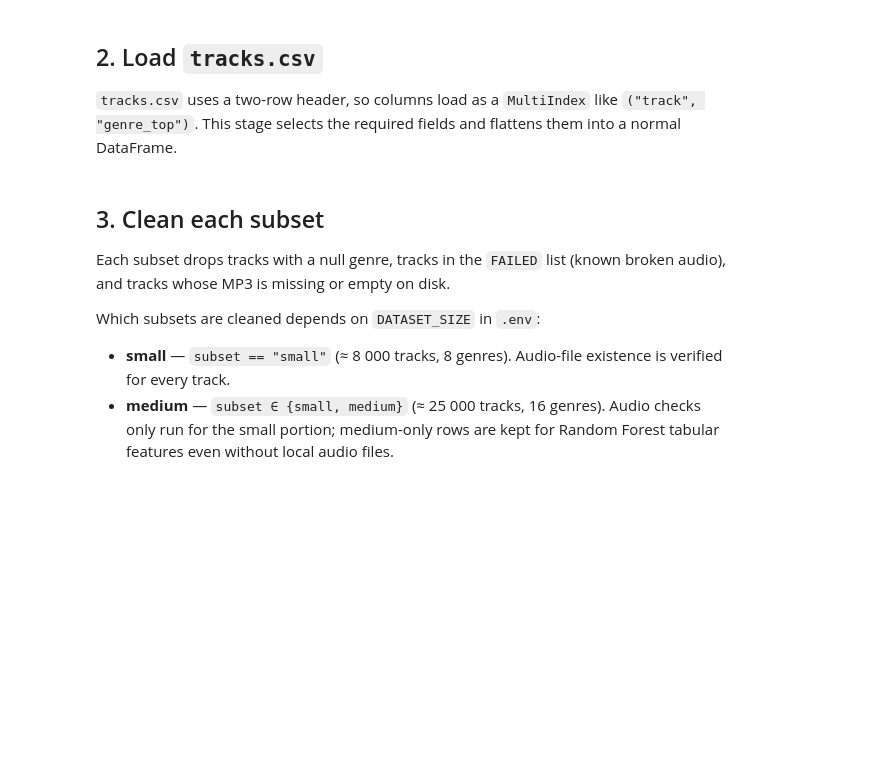
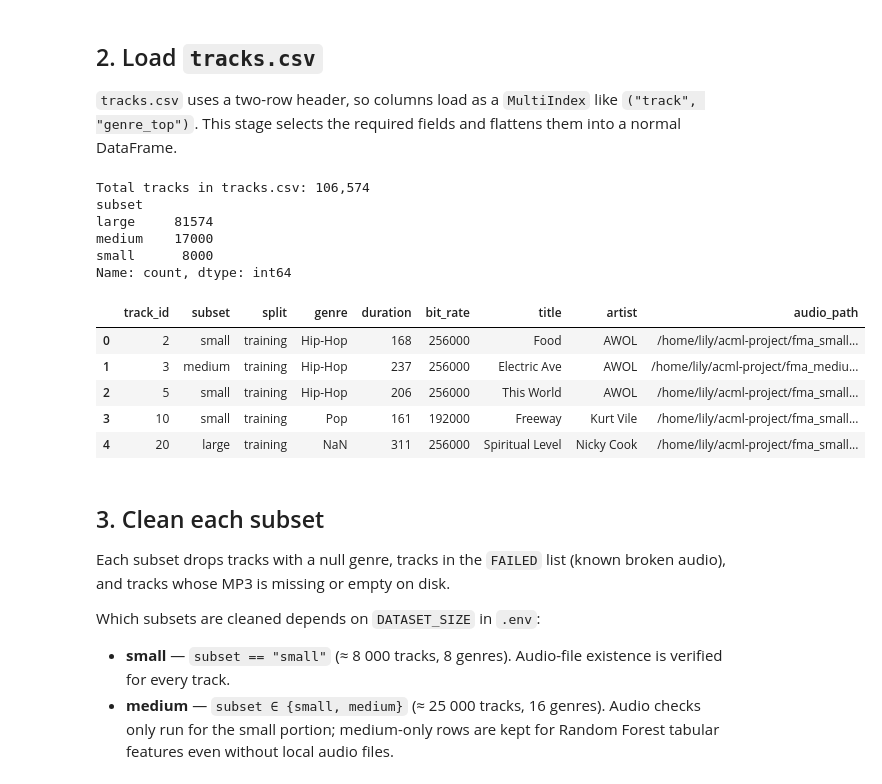
Before and after one commit to froggomelo/acml-project, a Jupyter notebook: code/data_preprocessing.ipynb, the cells around one changed output. Drawn from its saved outputs; the diff is of its cells as text; code cells hidden in the pictures; blank space fills up the shorter version.

```diff
--- a/code/data_preprocessing.ipynb
+++ b/code/data_preprocessing.ipynb
@@ -140,39 +188,52 @@ def track_id_to_audio_path(track_id: int, subset: str = "small") -> Path:
     """Return the expected MP3 path for a track.
 
     Tracks with subset=='small' live in fma_small/.
-    Tracks with subset=='medium' live in fma_medium/ when it is available,
-    otherwise fma_small/ is used as a fallback (the file will be missing and
-    the audio-existence check will drop the track during cleaning).
+    Tracks with subset=='medium' live in fma_medium/. If fma_medium/ is absent,
+    keep the expected fma_medium/ path so medium spectrogram preprocessing can
+    be skipped instead of falling back to fma_small/.
     """
     filename = f"{int(track_id):06d}.mp3"
     rel = Path(filename[:3]) / filename
-    if subset == "medium" and MEDIUM_AUDIO_DIR is not None:
-        return MEDIUM_AUDIO_DIR / rel
+    if subset == "medium":
+        return (MEDIUM_AUDIO_DIR if MEDIUM_AUDIO_DIR is not None else _medium_dir) / rel
     return SMALL_AUDIO_DIR / rel
 
 
 tracks = pd.read_csv(METADATA_PATH, index_col=0, header=[0, 1])
 
 # The track_id index is reset so metadata_all stores it only as a column.
 tracks_flat = tracks.reset_index(drop=True)
 
 metadata_all = pd.DataFrame({
     "track_id": tracks.index.astype(int).to_numpy(),
     "subset":   tracks_flat[("set", "subset")].to_numpy(),
     "split":    tracks_flat[("set", "split")].to_numpy(),
     "genre":    tracks_flat[("track", "genre_top")].to_numpy(),
     "duration": tracks_flat[("track", "duration")].to_numpy(),
     "bit_rate": tracks_flat[("track", "bit_rate")].to_numpy(),
     "title":    tracks_flat[("track", "title")].to_numpy(),
     "artist":   tracks_flat[("artist", "name")].to_numpy(),
 })
 metadata_all["audio_path"] = metadata_all.apply(
     lambda row: track_id_to_audio_path(row["track_id"], row["subset"]), axis=1
 )
 
 print(f"Total tracks in tracks.csv: {len(metadata_all):,}")
 print(metadata_all["subset"].value_counts())
 metadata_all.head()
+# %% [output]
+Total tracks in tracks.csv: 106,574
+subset
+large     81574
+medium    17000
+small      8000
+Name: count, dtype: int64
+|  | track_id | subset | split | genre | duration | bit_rate | title | artist | audio_path |
+| 0 | 2 | small | training | Hip-Hop | 168 | 256000 | Food | AWOL | /home/lily/acml-project/fma_small... |
+| 1 | 3 | medium | training | Hip-Hop | 237 | 256000 | Electric Ave | AWOL | /home/lily/acml-project/fma_mediu... |
+| 2 | 5 | small | training | Hip-Hop | 206 | 256000 | This World | AWOL | /home/lily/acml-project/fma_small... |
+| 3 | 10 | small | training | Pop | 161 | 192000 | Freeway | Kurt Vile | /home/lily/acml-project/fma_small... |
+| 4 | 20 | large | training | NaN | 311 | 256000 | Spiritual Level | Nicky Cook | /home/lily/acml-project/fma_small... |
 # %% [markdown]
 ## 3. Clean each subset
 
```
Also changed, not shown: parts of 16 cells of this notebook, 10 other files.
